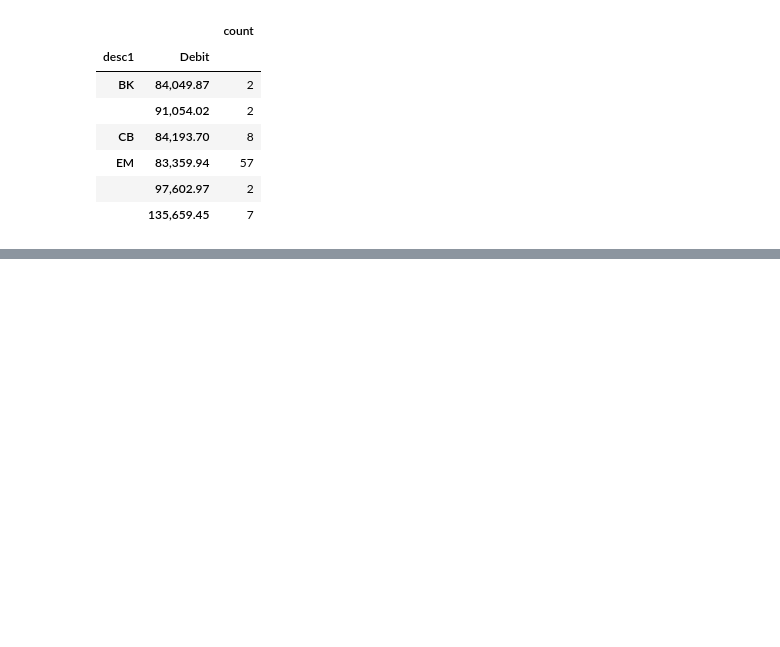
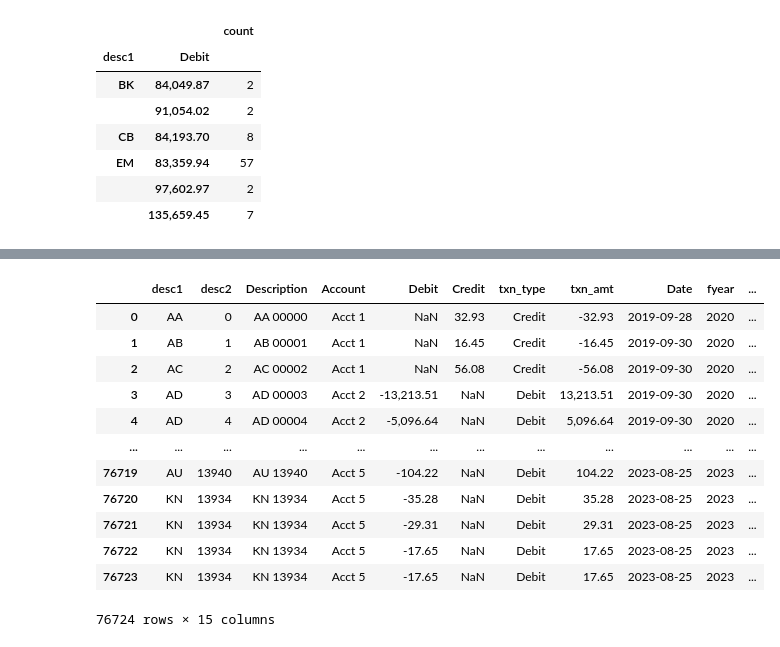
Before and after one commit to lelandjmurrin/Acquisition_Due_Dilligence_Capstone_Project, a Jupyter notebook: GeneralLedgerTxns_EDA.ipynb, the cells around one changed output, grey strips where cells are left out. Cells and saved outputs as stored; diff of their text form; code cells hidden in the pictures; blank space fills up the shorter version.

```diff
--- a/GeneralLedgerTxns_EDA.ipynb
+++ b/GeneralLedgerTxns_EDA.ipynb
@@ -442,0 +522,18 @@ Top 3 desc1s large repeating transaction amounts
+# %%
+dh.df.drop(["Organization", "Balance", "day_of_week", "month_fyear"], axis = 1)[['desc1', 'desc2', 'Description', 'Account', 'Debit',
+       'Credit', 'txn_type', 'txn_amt', 'Date', 'fyear', 'month', 'Period',
+       'period_fyear', 'week', 'week_fyear']]
+# %% [output]
+|  | desc1 | desc2 | Description | Account | Debit | Credit | txn_type | txn_amt | Date | fyear | ... |
+| 0 | AA | 0 | AA 00000 | Acct 1 | NaN | 32.93 | Credit | -32.93 | 2019-09-28 | 2020 | ... |
+| 1 | AB | 1 | AB 00001 | Acct 1 | NaN | 16.45 | Credit | -16.45 | 2019-09-30 | 2020 | ... |
+| 2 | AC | 2 | AC 00002 | Acct 1 | NaN | 56.08 | Credit | -56.08 | 2019-09-30 | 2020 | ... |
+| 3 | AD | 3 | AD 00003 | Acct 2 | -13,213.51 | NaN | Debit | 13,213.51 | 2019-09-30 | 2020 | ... |
+| 4 | AD | 4 | AD 00004 | Acct 2 | -5,096.64 | NaN | Debit | 5,096.64 | 2019-09-30 | 2020 | ... |
+| ... | ... | ... | ... | ... | ... | ... | ... | ... | ... | ... | ... |
+| 76719 | AU | 13940 | AU 13940 | Acct 5 | -104.22 | NaN | Debit | 104.22 | 2023-08-25 | 2023 | ... |
+| 76720 | KN | 13934 | KN 13934 | Acct 5 | -35.28 | NaN | Debit | 35.28 | 2023-08-25 | 2023 | ... |
+| 76721 | KN | 13934 | KN 13934 | Acct 5 | -29.31 | NaN | Debit | 29.31 | 2023-08-25 | 2023 | ... |
+| 76722 | KN | 13934 | KN 13934 | Acct 5 | -17.65 | NaN | Debit | 17.65 | 2023-08-25 | 2023 | ... |
+| 76723 | KN | 13934 | KN 13934 | Acct 5 | -17.65 | NaN | Debit | 17.65 | 2023-08-25 | 2023 | ... |
+76724 rows × 15 columns
```
Also changed, not shown: parts of 13 cells of this notebook, 2 other files.
